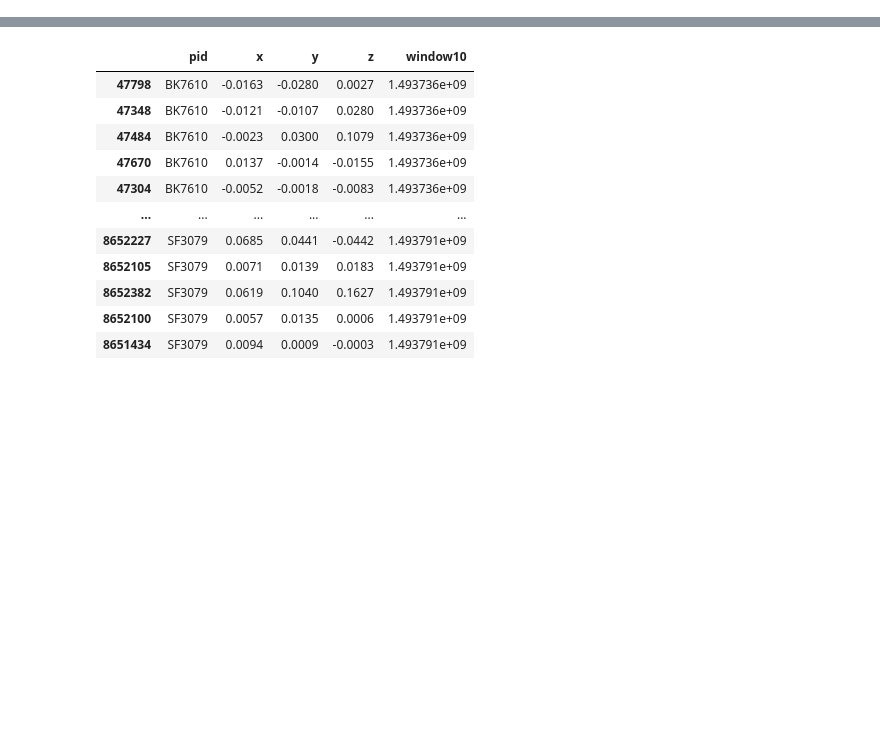
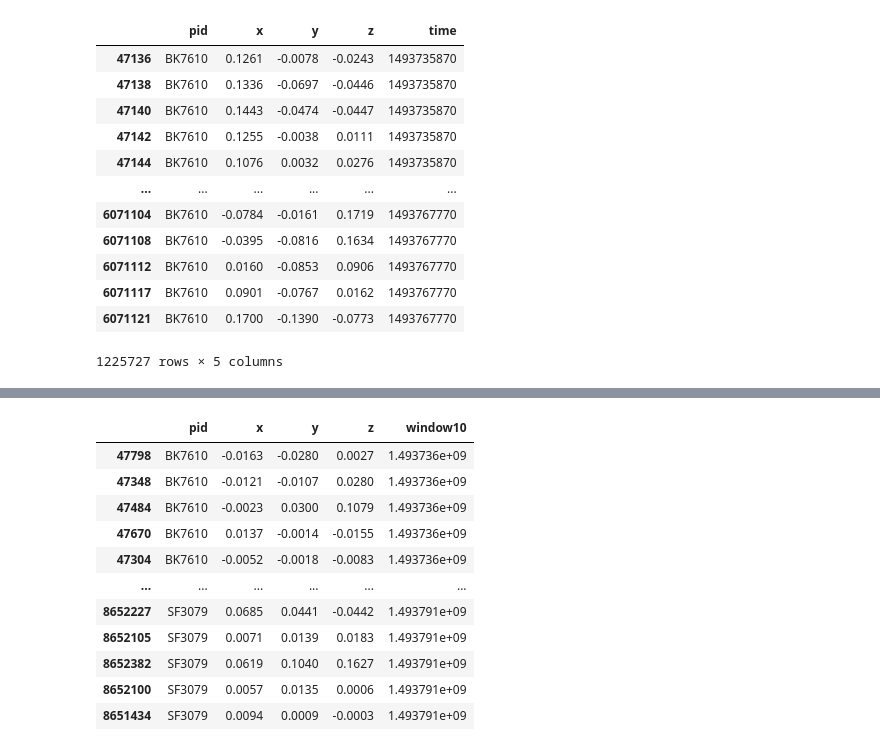
Before and after one commit to amrit10/detecting-drinking-episodes, a Jupyter notebook: code/cleaning_dl_n.ipynb, the cells around one changed output, grey strips where cells are left out. Cells and saved outputs as stored; diff of their text form; code cells hidden in the pictures; blank space fills up the shorter version.

```diff
--- a/code/cleaning_dl_n.ipynb
+++ b/code/cleaning_dl_n.ipynb
@@ -13,0 +8,15 @@ frame = pd.read_csv('../data/all_accelerometer_data_pids_13.csv')
+# %%
+# Read Accelerometer Data
+acc_data = pd.read_csv('../data/all_accelerometer_data_pids_13.csv')
+
+def get_time_value(x):
+  # x is ms. it is divided by 1000 to get microservond
+  t = datetime.datetime.fromtimestamp(x/1000.0)
+  t = t.replace(microsecond = 0)
+  return int(t.timestamp())
+
+acc_data['window10'] = acc_data['time'].apply(get_time_value)
+acc_data = acc_data.drop(columns="time")
+acc_data = acc_data.rename(columns = {"window10": "time"})
+
+acc_data.head()
@@ -13,0 +45,18 @@ frame = pd.read_csv('../data/all_accelerometer_data_pids_13.csv')
+# %%
+# Filtering for specific PID (temps)
+acc_data_pid = acc_data[acc_data.pid == "BK7610"]
+acc_data_pid
+# %% [output]
+|  | pid | x | y | z | time |
+| 47136 | BK7610 | 0.1261 | -0.0078 | -0.0243 | 1493735870 |
+| 47138 | BK7610 | 0.1336 | -0.0697 | -0.0446 | 1493735870 |
+| 47140 | BK7610 | 0.1443 | -0.0474 | -0.0447 | 1493735870 |
+| 47142 | BK7610 | 0.1255 | -0.0038 | 0.0111 | 1493735870 |
+| 47144 | BK7610 | 0.1076 | 0.0032 | 0.0276 | 1493735870 |
+| ... | ... | ... | ... | ... | ... |
+| 6071104 | BK7610 | -0.0784 | -0.0161 | 0.1719 | 1493767770 |
+| 6071108 | BK7610 | -0.0395 | -0.0816 | 0.1634 | 1493767770 |
+| 6071112 | BK7610 | 0.0160 | -0.0853 | 0.0906 | 1493767770 |
+| 6071117 | BK7610 | 0.0901 | -0.0767 | 0.0162 | 1493767770 |
+| 6071121 | BK7610 | 0.1700 | -0.1390 | -0.0773 | 1493767770 |
+1225727 rows × 5 columns
```
Also changed, not shown: parts of 19 cells of this notebook, 2 other files.
